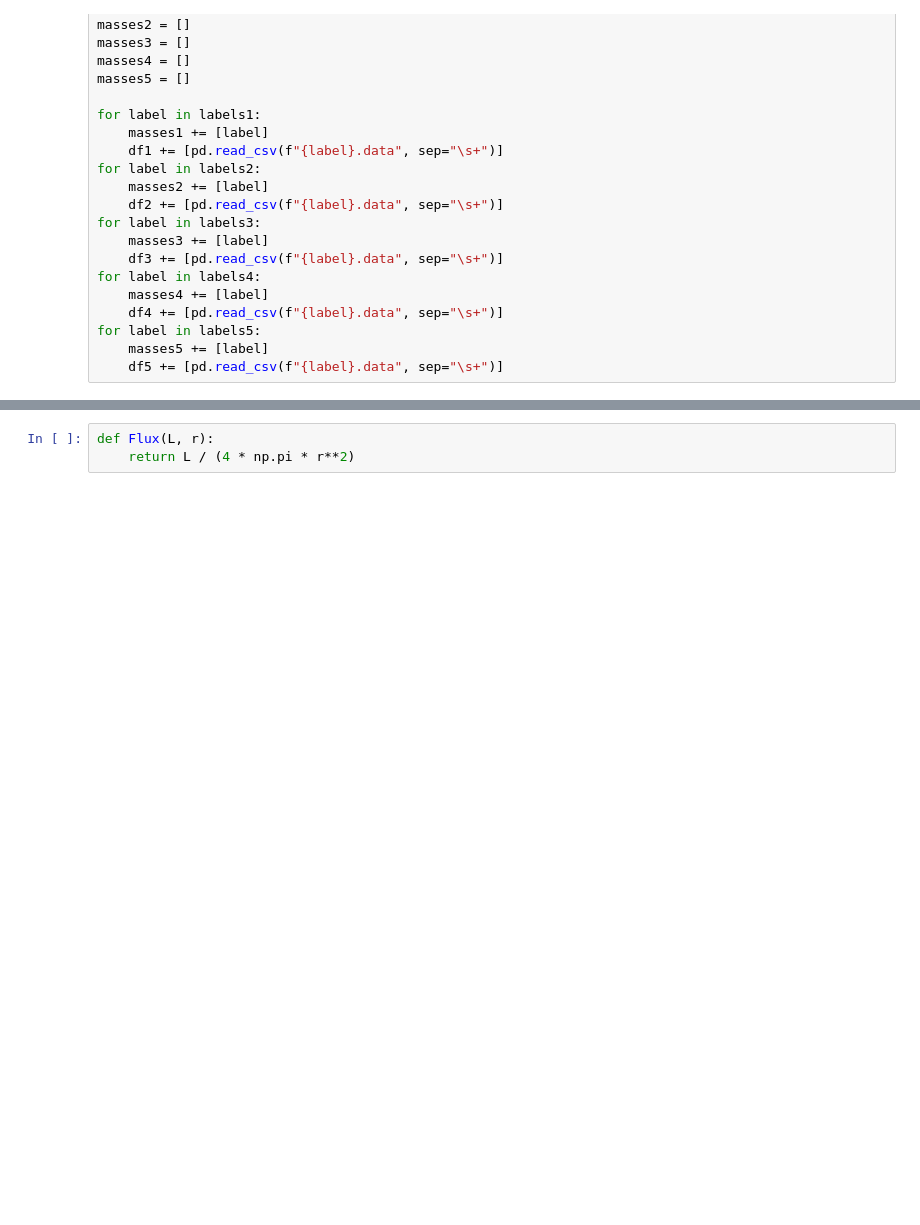
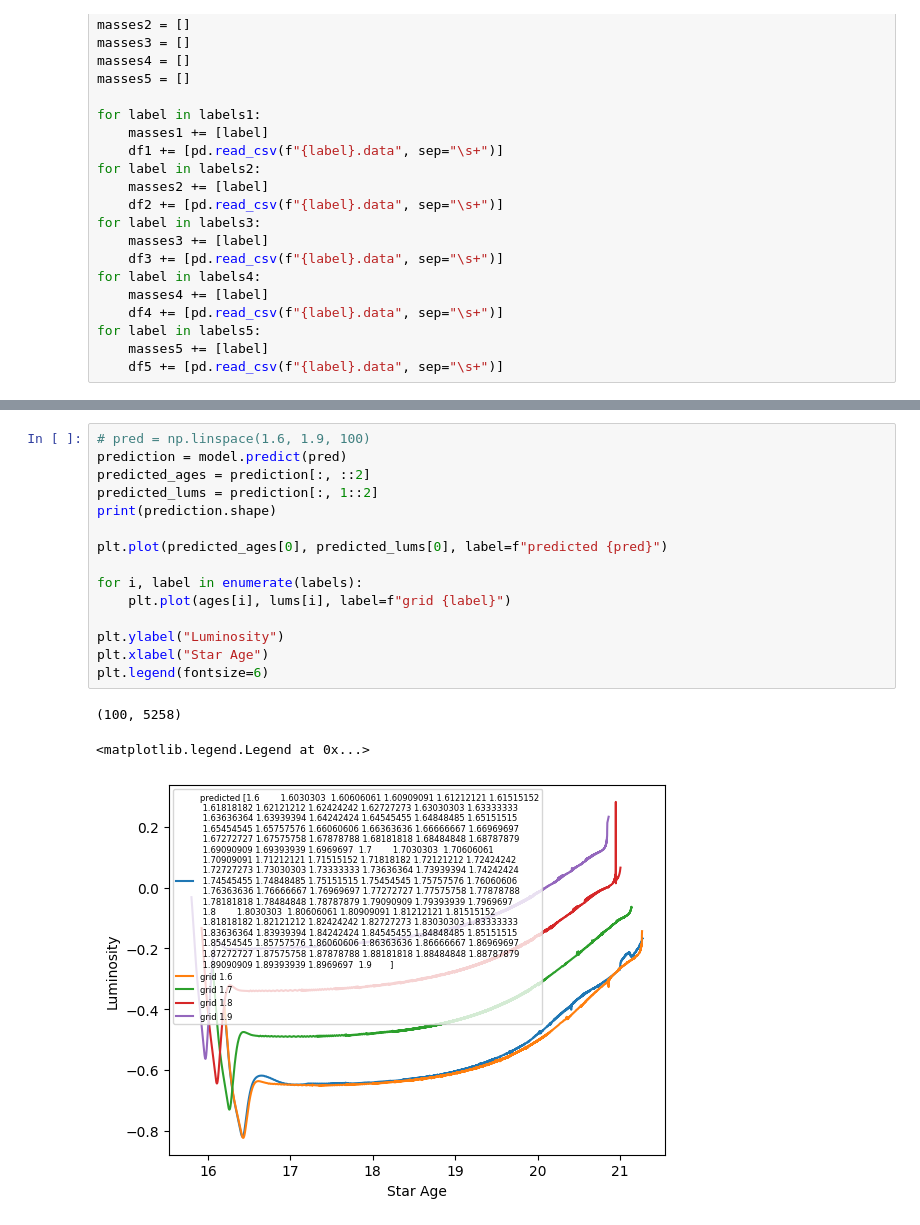
Before and after one commit to JonoBueno/FYP_IRFAN, a Jupyter notebook: 0p0/TensorTB.ipynb, the cells around one changed output, grey strips where cells are left out. Saved outputs shown, nothing was run; the diff lists cells and outputs as text; blank space fills up the shorter version.

```diff
--- a/0p0/TensorTB.ipynb
+++ b/0p0/TensorTB.ipynb
@@ -179,3 +150,19 @@ NameError: name 'labels' is not defined
-# %%
-def Flux(L, r):
-    return L / (4 * np.pi * r**2)
+# %%
+# pred = np.linspace(1.6, 1.9, 100)
+prediction = model.predict(pred)
+predicted_ages = prediction[:, ::2]
+predicted_lums = prediction[:, 1::2]
+print(prediction.shape)
+
+plt.plot(predicted_ages[0], predicted_lums[0], label=f"predicted {pred}")
+
+for i, label in enumerate(labels):
+    plt.plot(ages[i], lums[i], label=f"grid {label}")
+
+plt.ylabel("Luminosity")
+plt.xlabel("Star Age")
+plt.legend(fontsize=6)
+# %% [output]
+(100, 5258)
+<matplotlib.legend.Legend at 0x...>
+[figure, added]
```
Also changed, not shown: parts of 4 cells of this notebook, 4 other files.
